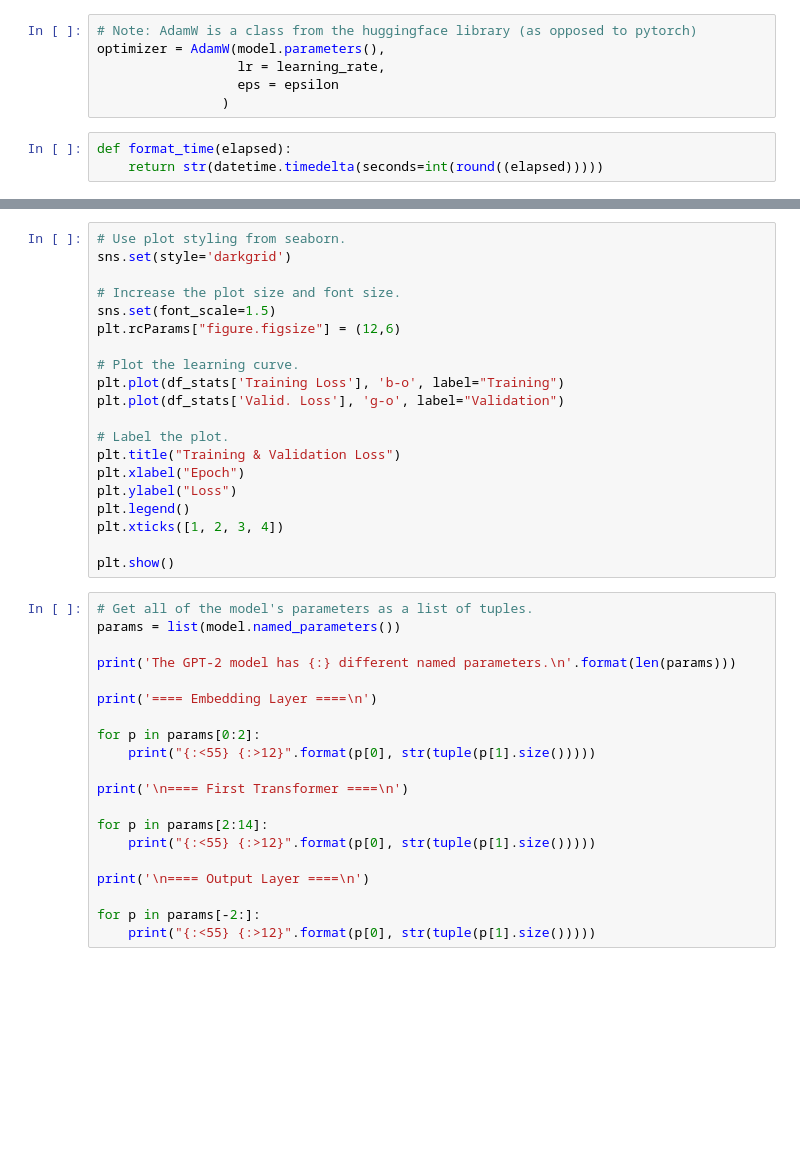
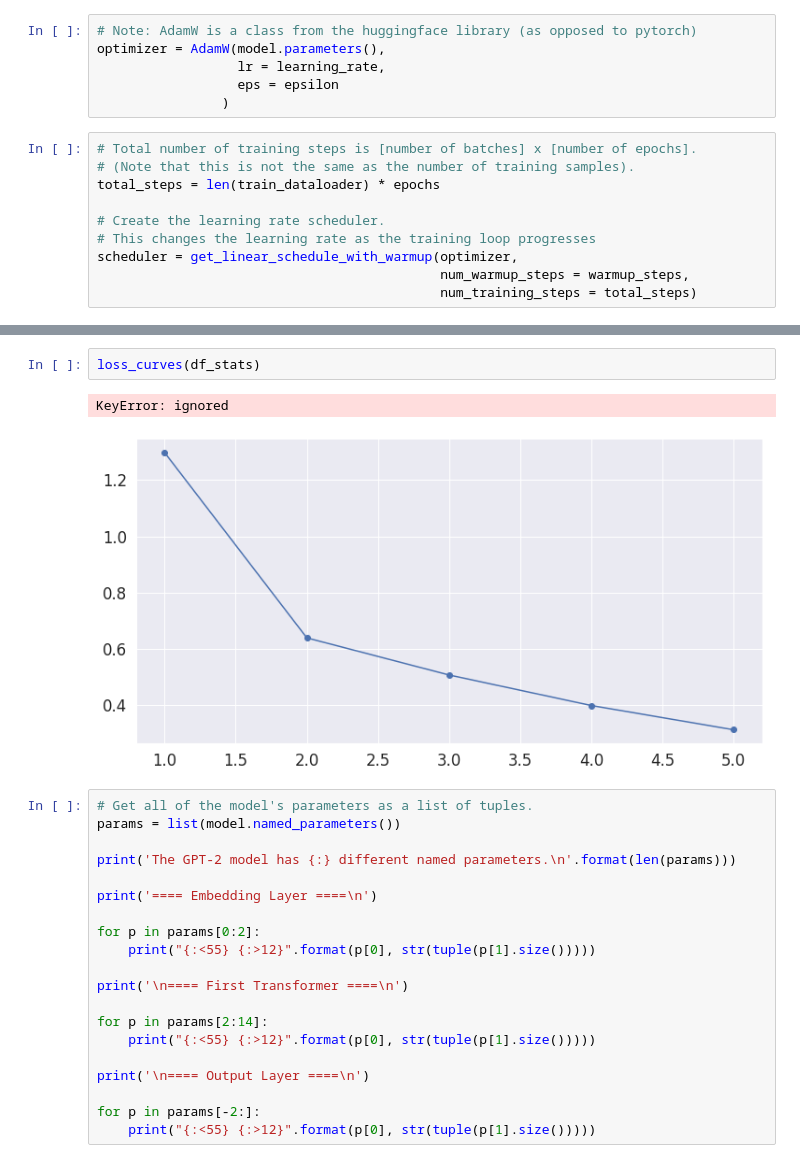
Before and after one commit to smeyerhot/CS685, a Jupyter notebook: gpt_covid.ipynb, the cells around one changed output, grey strips where cells are left out. Cells and saved outputs as stored; diff of their text form; blank space fills up the shorter version.

```diff
--- a/gpt_covid.ipynb
+++ b/gpt_covid.ipynb
@@ -153,9 +188,16 @@ optimizer = AdamW(model.parameters(),
                   lr = learning_rate,
                   eps = epsilon
                 )
-# %%
-def format_time(elapsed):
-    return str(datetime.timedelta(seconds=int(round((elapsed)))))
+# %%
+# Total number of training steps is [number of batches] x [number of epochs].
+# (Note that this is not the same as the number of training samples).
+total_steps = len(train_dataloader) * epochs
+
+# Create the learning rate scheduler.
+# This changes the learning rate as the training loop progresses
+scheduler = get_linear_schedule_with_warmup(optimizer,
+                                            num_warmup_steps = warmup_steps,
+                                            num_training_steps = total_steps)
 # %%
 total_t0 = time.time()
 
@@ -307,23 +396,8 @@ df_stats
-# %%
-# Use plot styling from seaborn.
-sns.set(style='darkgrid')
-
-# Increase the plot size and font size.
-sns.set(font_scale=1.5)
-plt.rcParams["figure.figsize"] = (12,6)
-
-# Plot the learning curve.
-plt.plot(df_stats['Training Loss'], 'b-o', label="Training")
-plt.plot(df_stats['Valid. Loss'], 'g-o', label="Validation")
-
-# Label the plot.
-plt.title("Training & Validation Loss")
-plt.xlabel("Epoch")
-plt.ylabel("Loss")
-plt.legend()
-plt.xticks([1, 2, 3, 4])
-
-plt.show()
+# %%
+loss_curves(df_stats)
+# %% [output]
+KeyError: ignored
+[figure, added]
 # %%
 # Get all of the model's parameters as a list of tuples.
 params = list(model.named_parameters())
```
Also changed, not shown: parts of 15 cells of this notebook, 3 other files.
